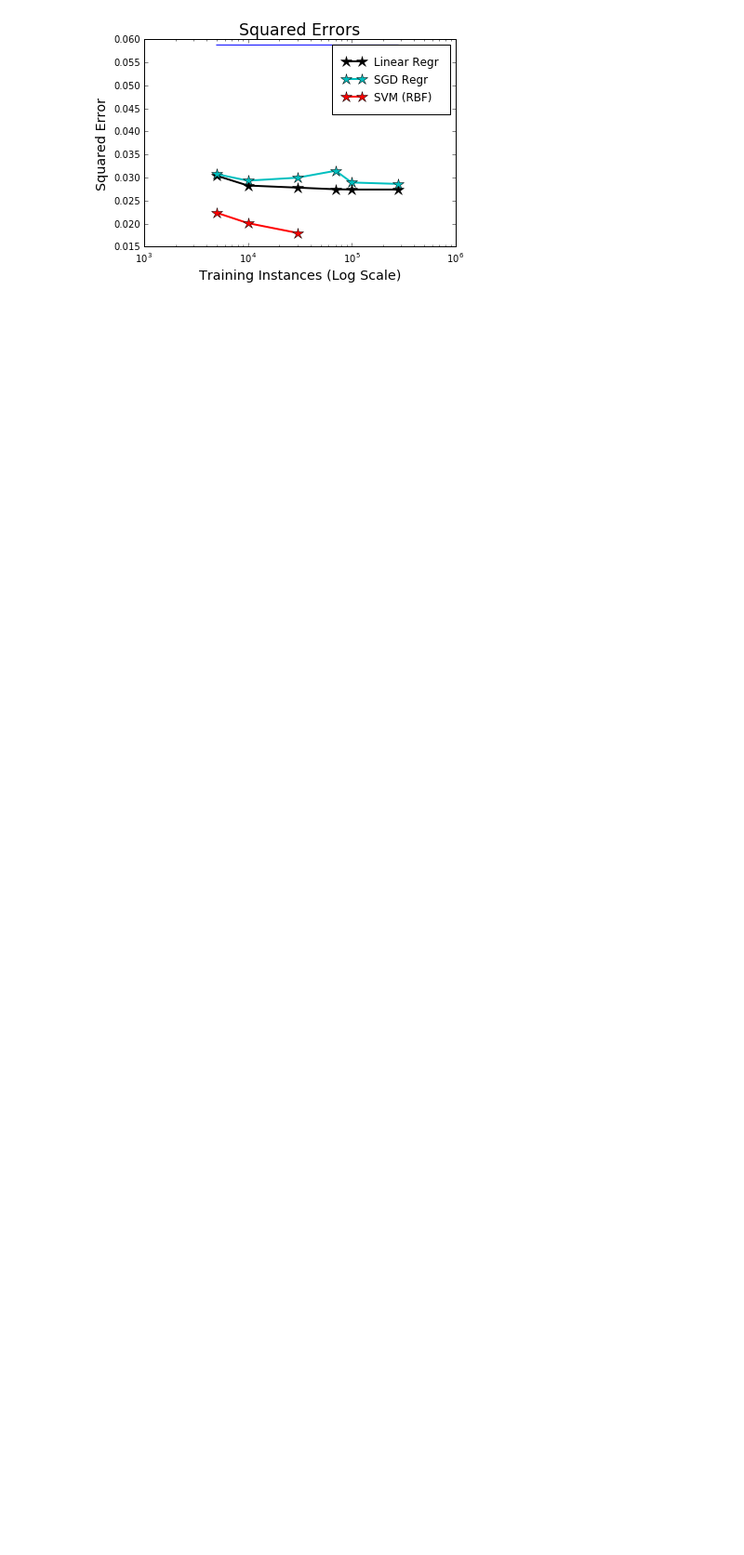
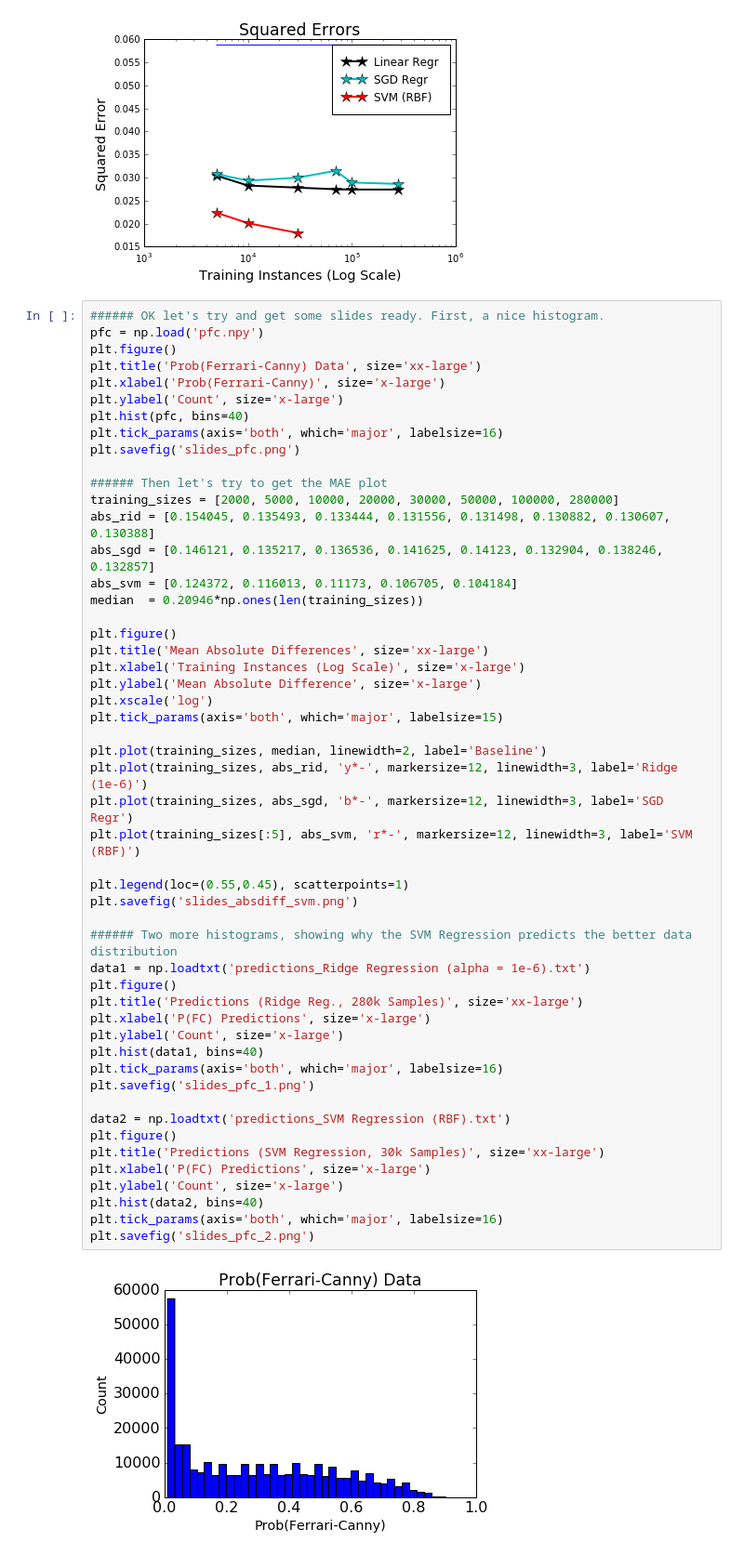
Before and after one commit to DanielTakeshi/patches_01_06_15, a Jupyter notebook: Figures_for_Progress_Report.ipynb, the cells around one changed output. Shown at 93% size. Saved outputs shown, nothing was run; the diff lists cells and outputs as text; blank space fills up the shorter version.

```diff
--- a/Figures_for_Progress_Report.ipynb
+++ b/Figures_for_Progress_Report.ipynb
@@ -354,3 +372,56 @@ plt.savefig('fig_sqrdiff_svm.png')
 # %% [output]
 [figure]
 [figure]
+# %%
+###### OK let's try and get some slides ready. First, a nice histogram.
+pfc = np.load('pfc.npy')
+plt.figure()
+plt.title('Prob(Ferrari-Canny) Data', size='xx-large')
+plt.xlabel('Prob(Ferrari-Canny)', size='x-large')
+plt.ylabel('Count', size='x-large')
+plt.hist(pfc, bins=40)
+plt.tick_params(axis='both', which='major', labelsize=16)
+plt.savefig('slides_pfc.png')
+
+###### Then let's try to get the MAE plot
+training_sizes = [2000, 5000, 10000, 20000, 30000, 50000, 100000, 280000]
+abs_rid = [0.154045, 0.135493, 0.133444, 0.131556, 0.131498, 0.130882, 0.130607, 0.130388]
+abs_sgd = [0.146121, 0.135217, 0.136536, 0.141625, 0.14123, 0.132904, 0.138246, 0.132857]
+abs_svm = [0.124372, 0.116013, 0.11173, 0.106705, 0.104184]
+median  = 0.20946*np.ones(len(training_sizes))
+
+plt.figure()
+plt.title('Mean Absolute Differences', size='xx-large')
+plt.xlabel('Training Instances (Log Scale)', size='x-large')
+plt.ylabel('Mean Absolute Difference', size='x-large')
+plt.xscale('log')
+plt.tick_params(axis='both', which='major', labelsize=15)
+
+plt.plot(training_sizes, median, linewidth=2, label='Baseline')
+plt.plot(training_sizes, abs_rid, 'y*-', markersize=12, linewidth=3, label='Ridge (1e-6)')
+plt.plot(training_sizes, abs_sgd, 'b*-', markersize=12, linewidth=3, label='SGD Regr')
+plt.plot(training_sizes[:5], abs_svm, 'r*-', markersize=12, linewidth=3, label='SVM (RBF)')
+
+plt.legend(loc=(0.55,0.45), scatterpoints=1)
+plt.savefig('slides_absdiff_svm.png')
+
+###### Two more histograms, showing why the SVM Regression predicts the better data distribution
+data1 = np.loadtxt('predictions_Ridge Regression (alpha = 1e-6).txt')
+plt.figure()
+plt.title('Predictions (Ridge Reg., 280k Samples)', size='xx-large')
+plt.xlabel('P(FC) Predictions', size='x-large')
+plt.ylabel('Count', size='x-large')
+plt.hist(data1, bins=40)
+plt.tick_params(axis='both', which='major', labelsize=16)
+plt.savefig('slides_pfc_1.png')
+
+data2 = np.loadtxt('predictions_SVM Regression (RBF).txt')
+plt.figure()
+plt.title('Predictions (SVM Regression, 30k Samples)', size='xx-large')
+plt.xlabel('P(FC) Predictions', size='x-large')
+plt.ylabel('Count', size='x-large')
+plt.hist(data2, bins=40)
+plt.tick_params(axis='both', which='major', labelsize=16)
+plt.savefig('slides_pfc_2.png')
+# %% [output]
+[figure, added]
```
Also changed, not shown: parts of 3 cells of this notebook, 1 other file.
